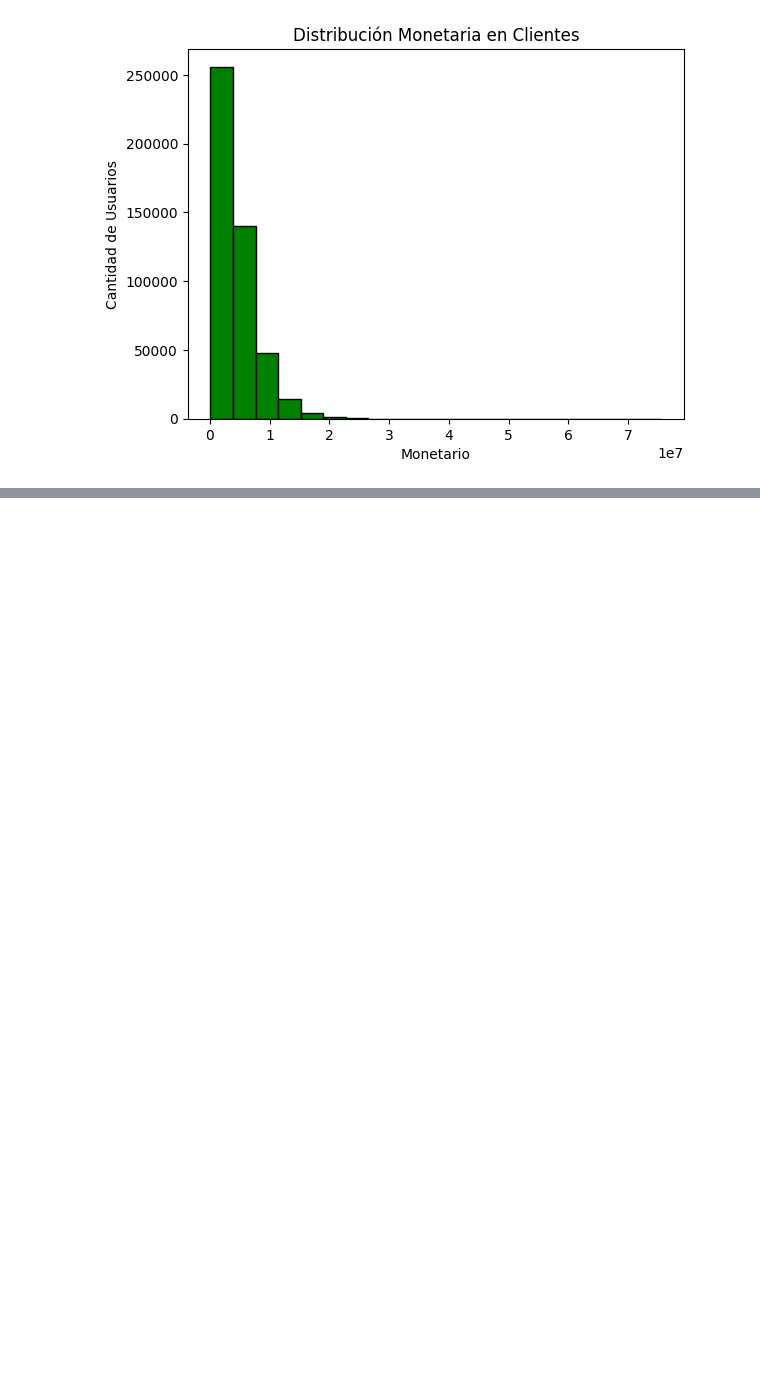
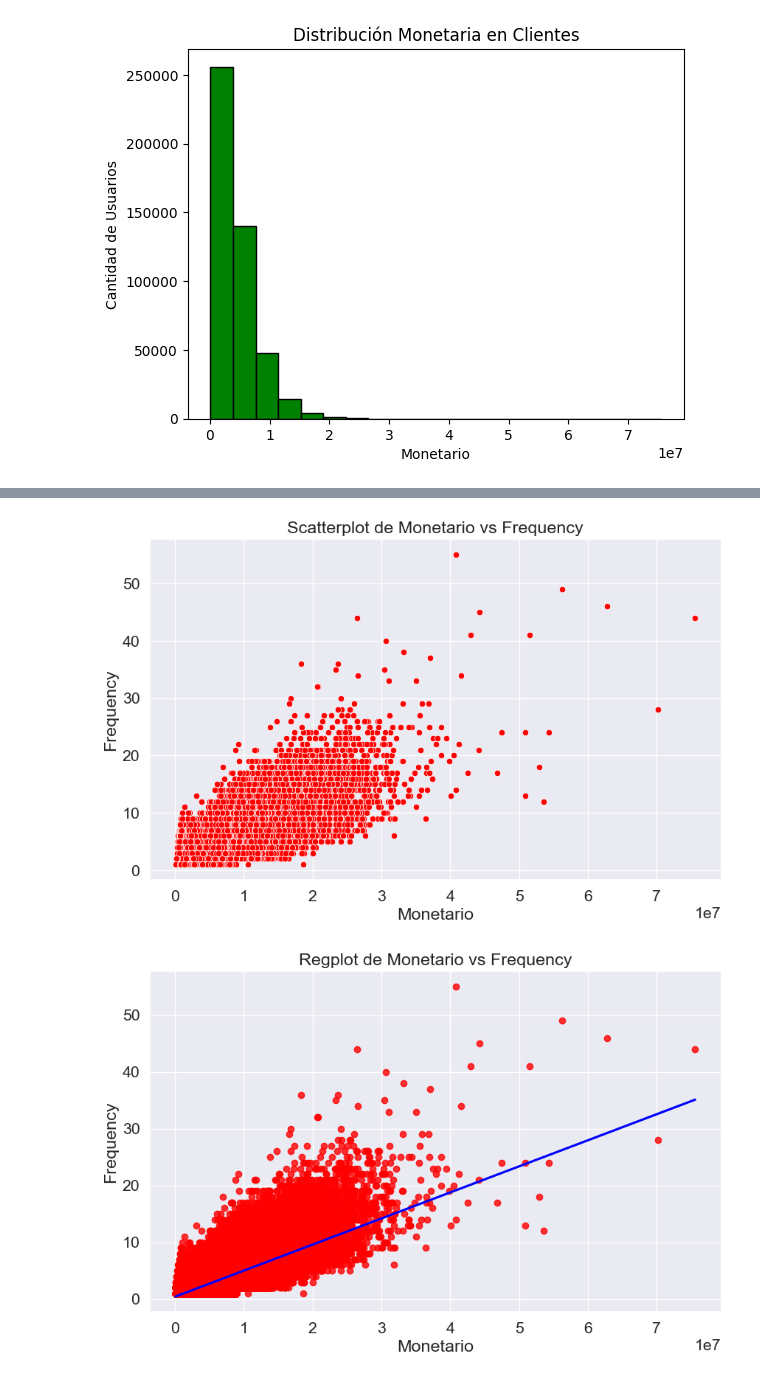
Before and after one commit to Edward-M11/jbook_ml202330, a Jupyter notebook: Metodología Propuesta.ipynb, the cells around one changed output, grey strips where cells are left out. Drawn from its saved outputs; the diff is of its cells as text; code cells hidden in the pictures; blank space fills up the shorter version.

```diff
--- a/Metodología Propuesta.ipynb
+++ b/Metodología Propuesta.ipynb
@@ -172,0 +312,20 @@ df_inactivos = df[df['Recency'] > 48]
+# %%
+bivar = [('Monetario', 'Frequency'), ('Frequency','Recency'),('Recency','Monetario')]
+
+for pair in bivar:
+    plt.figure(figsize=(10, 6))
+    sns.scatterplot(data=df, x=pair[0], y=pair[1], color='red')
+    plt.title(f'Scatterplot de {pair[0]} vs {pair[1]}')
+    plt.xlabel(pair[0])
+    plt.ylabel(pair[1])
+    plt.show()
+
+    plt.figure(figsize=(10, 6))
+    sns.regplot(data=df, x=pair[0], y=pair[1], color= 'red', line_kws={"color":"blue"})
+    plt.title(f'Regplot de {pair[0]} vs {pair[1]}')
+    plt.xlabel(pair[0])
+    plt.ylabel(pair[1])
+    plt.show()
+# %% [output]
+[figure, added]
+[figure, added]
```
Also changed, not shown: parts of 27 cells of this notebook, 1 other file.
